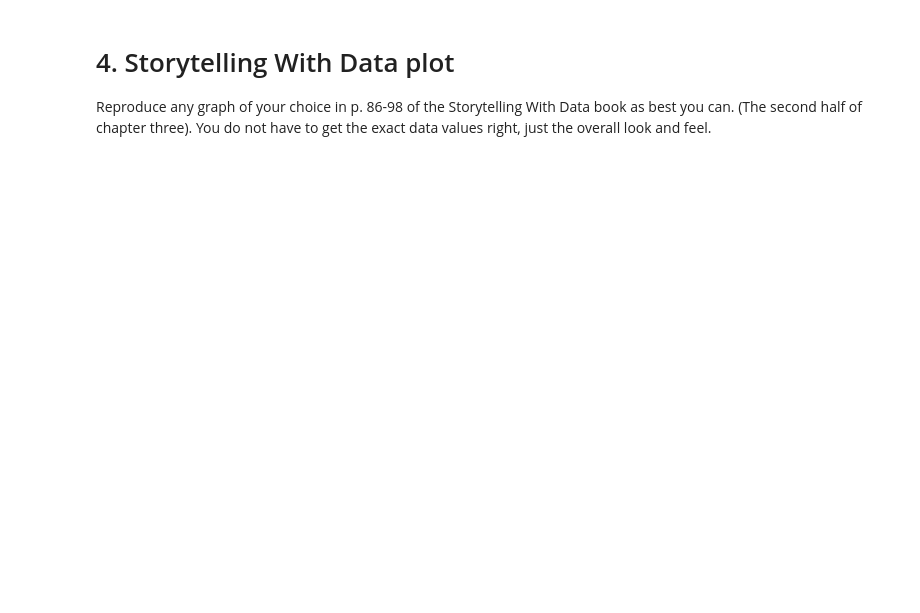
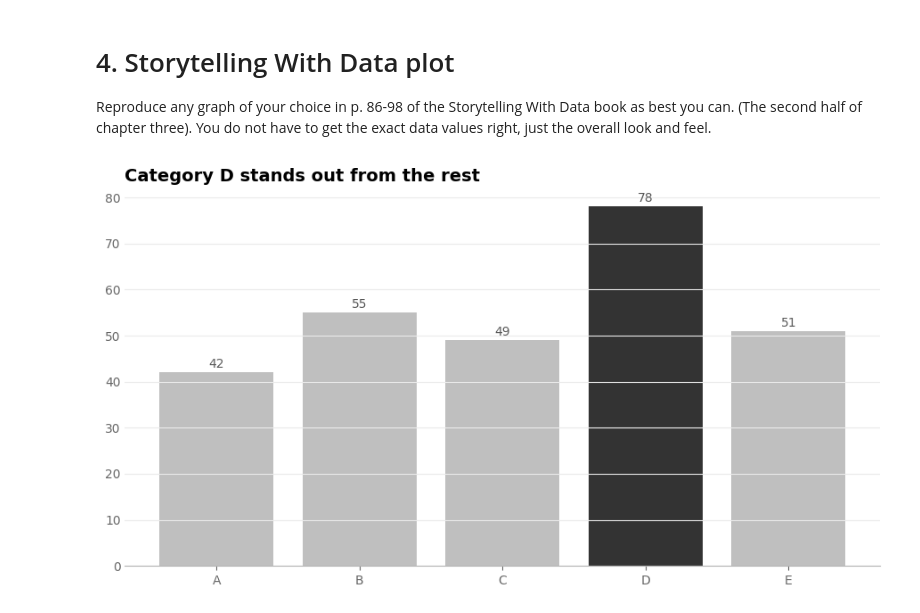
Before and after one commit to Ian123Ian595/Module-B-semester-2, a Jupyter notebook: Week6.ipynb, the cells around one changed output. Drawn from its saved outputs; the diff is of its cells as text; code cells hidden in the pictures; blank space fills up the shorter version.

```diff
--- a/Week6.ipynb
+++ b/Week6.ipynb
@@ -76,3 +122,31 @@ This week, you will do the same types of exercises as last week, but you should
 # 4. Storytelling With Data plot
 
 Reproduce any graph of your choice in p. 86-98 of the Storytelling With Data book as best you can.  (The second half of chapter three).  You do not have to get the exact data values right, just the overall look and feel.
+# %%
+categories = ["A", "B", "C", "D", "E"]
+values = [42, 55, 49, 78, 51]
+
+fig, ax = plt.subplots(figsize=(9, 5))
+
+colors = ["0.75", "0.75", "0.75", "0.2", "0.75"]  # highlight D
+ax.bar(categories, values, color=colors)
+
+ax.set_title("Category D stands out from the rest", loc="left", fontsize=14, weight="bold")
+
+ax.spines["top"].set_visible(False)
+ax.spines["right"].set_visible(False)
+ax.spines["left"].set_visible(False)
+ax.spines["bottom"].set_color("0.7")
+ax.tick_params(axis="y", length=0, colors="0.4")
+ax.tick_params(axis="x", colors="0.4")
+ax.grid(axis="y", color="0.92")
+ax.set_ylabel("")
+ax.set_xlabel("")
+
+for i, v in enumerate(values):
+    ax.text(i, v + 1, str(v), ha="center", fontsize=10, color="0.35")
+
+plt.tight_layout()
+plt.show()
+# %% [output]
+[figure, added]
```
Also changed, not shown: parts of 4 cells of this notebook.
